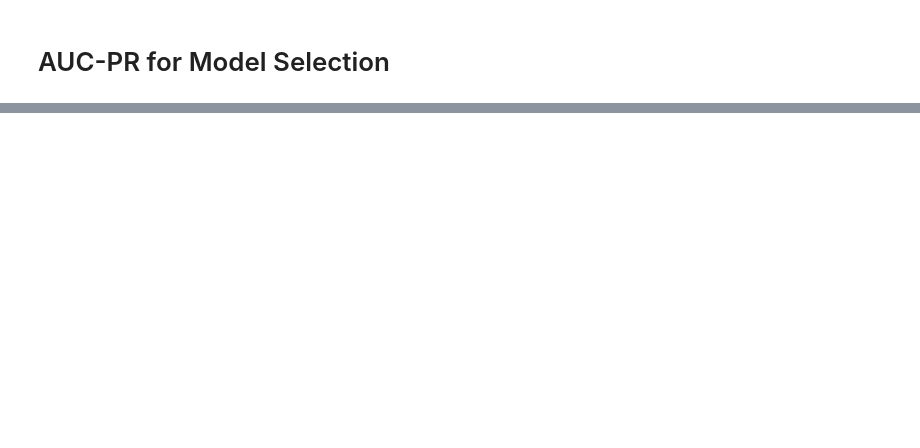
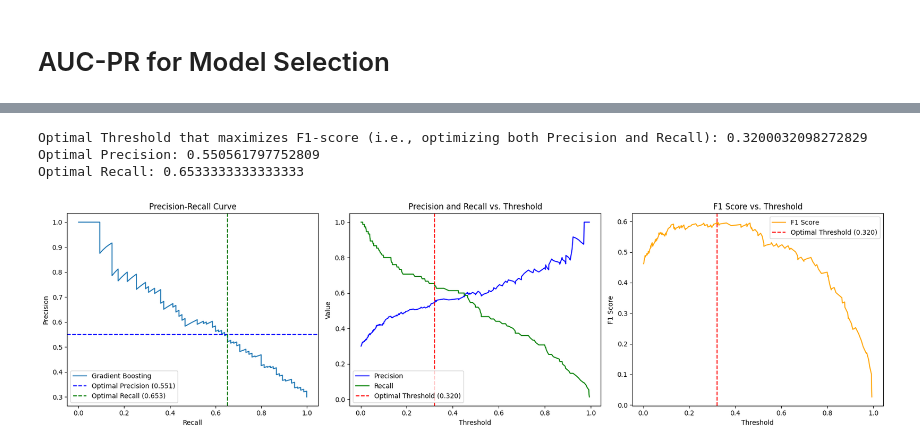
Before and after one commit to lucas-rigsby/German-Bank-Loan-Default-Prediction, a Jupyter notebook: Step 3: Machine Learning Models.ipynb, the cells around one changed output, grey strips where cells are left out. Drawn from its saved outputs; the diff is of its cells as text; code cells hidden in the pictures; blank space fills up the shorter version.

```diff
--- a/Step 3: Machine Learning Models.ipynb
+++ b/Step 3: Machine Learning Models.ipynb
@@ -822,0 +961,66 @@ NameError: name 'xgb_best' is not defined
+# %%
+from sklearn.metrics import precision_recall_curve, f1_score
+import numpy as np
+
+# Calculate predicted probabilities for positive class
+predicted_probabilities = gradient_boosting_best.predict_proba(X_test_scaled)[:, 1]
+
+# Precision-recall curve
+precision, recall, thresholds = precision_recall_curve(y_test, predicted_probabilities)
+
+# F1-score for different probability thresholds
+f1_scores = 2 * (precision * recall) / (precision + recall)
+
+# Threshold value that maximizes F1-score (i.e., optimizing both Precision and Recall)
+optimal_threshold_index = np.argmax(f1_scores)
+
+# Optimal threshold value
+optimal_threshold = thresholds[optimal_threshold_index]
+optimal_precision = precision[optimal_threshold_index]
+optimal_recall = recall[optimal_threshold_index]
+print("Optimal Threshold that maximizes F1-score (i.e., optimizing both Precision and Recall):", optimal_threshold)
+print("Optimal Precision:", optimal_precision)
+print("Optimal Recall:", optimal_recall)
+
+
+
+# Plot Precision-Recall curve for different thresholds
+plt.figure(figsize=(18, 5))
+plt.subplot(1, 3, 1)
+plt.plot(recall, precision, label='Gradient Boosting')
+plt.xlabel('Recall')
+plt.ylabel('Precision')
+plt.title('Precision-Recall Curve')
+plt.legend()
+plt.axhline(y=optimal_precision, color='blue', linestyle='--', label=f'Optimal Precision ({optimal_precision:.3f})')
+plt.axvline(x=optimal_recall, color='green', linestyle='--', label=f'Optimal Recall ({optimal_recall:.3f})')
+plt.legend()
+
+# Plot Precision and Recall VS threshold
+plt.subplot(1, 3, 2)
+plt.plot(thresholds, precision[:-1], label='Precision', color='blue')
+plt.plot(thresholds, recall[:-1], label='Recall', color='green')
+plt.xlabel('Threshold')
+plt.ylabel('Value')
+plt.title('Precision and Recall vs. Threshold')
+plt.legend()
+plt.axvline(x=optimal_threshold, color='red', linestyle='--', label=f'Optimal Threshold ({optimal_threshold:.3f})')
+plt.legend()
+
+# Plot F1-score VS threshold
+plt.subplot(1, 3, 3)
+plt.plot(thresholds, f1_scores[:-1], label='F1 Score', color='orange')
+plt.xlabel('Threshold')
+plt.ylabel('F1 Score')
+plt.title('F1 Score vs. Threshold')
+plt.legend()
+plt.axvline(x=optimal_threshold, color='red', linestyle='--', label=f'Optimal Threshold ({optimal_threshold:.3f})')
+plt.legend()
+
+plt.tight_layout()
+plt.show()
+# %% [output]
+Optimal Threshold that maximizes F1-score (i.e., optimizing both Precision and Recall): 0.3200032098272829
+Optimal Precision: 0.550561797752809
+Optimal Recall: 0.6533333333333333
+[figure, added]
```
Also changed, not shown: parts of 7 cells of this notebook.
